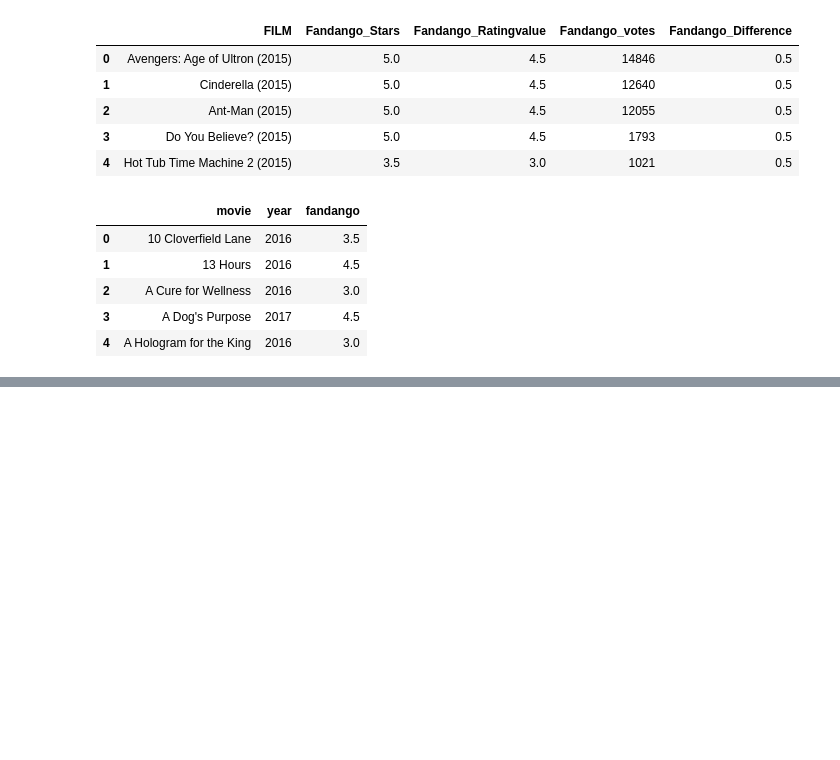
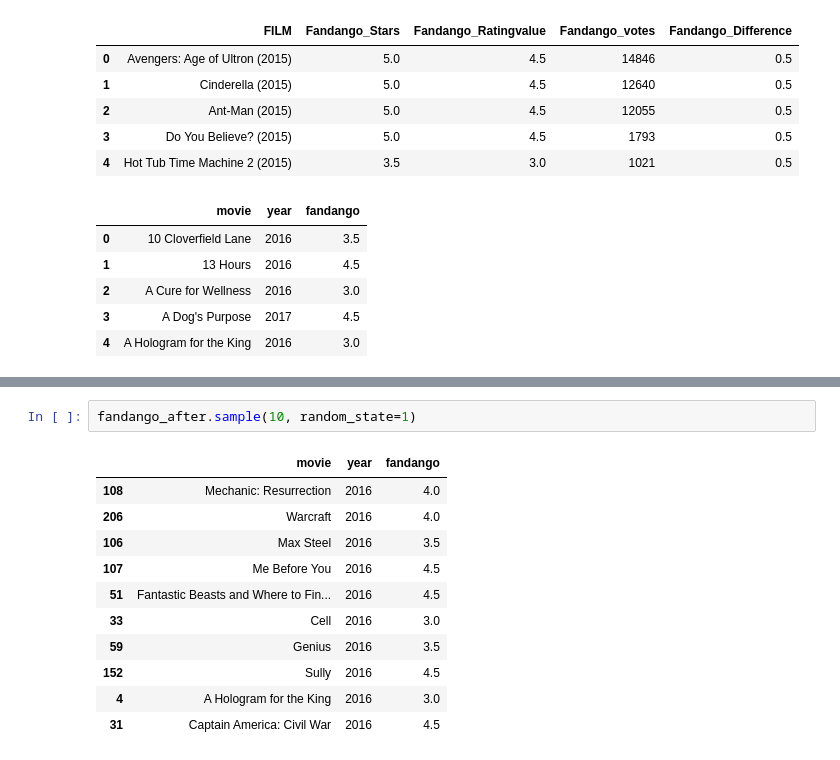
Before and after one commit to MuhammadAwon/datascience-projects, a Jupyter notebook: Projects/fandango-movie-ratings/fandango-movies.ipynb, the cells around one changed output, grey strips where cells are left out. Cells and saved outputs as stored; diff of their text form; blank space fills up the shorter version.

```diff
--- a/Projects/fandango-movie-ratings/fandango-movies.ipynb
+++ b/Projects/fandango-movie-ratings/fandango-movies.ipynb
@@ -91,0 +179,14 @@ Let's define the columns used in `fandango_previous` and `fandango_after`:
+# %%
+fandango_after.sample(10, random_state=1)
+# %% [output]
+|  | movie | year | fandango |
+| 108 | Mechanic: Resurrection | 2016 | 4.0 |
+| 206 | Warcraft | 2016 | 4.0 |
+| 106 | Max Steel | 2016 | 3.5 |
+| 107 | Me Before You | 2016 | 4.5 |
+| 51 | Fantastic Beasts and Where to Fin... | 2016 | 4.5 |
+| 33 | Cell | 2016 | 3.0 |
+| 59 | Genius | 2016 | 3.5 |
+| 152 | Sully | 2016 | 4.5 |
+| 4 | A Hologram for the King | 2016 | 3.0 |
+| 31 | Captain America: Civil War | 2016 | 4.5 |
```
Also changed, not shown: parts of 34 cells of this notebook.
